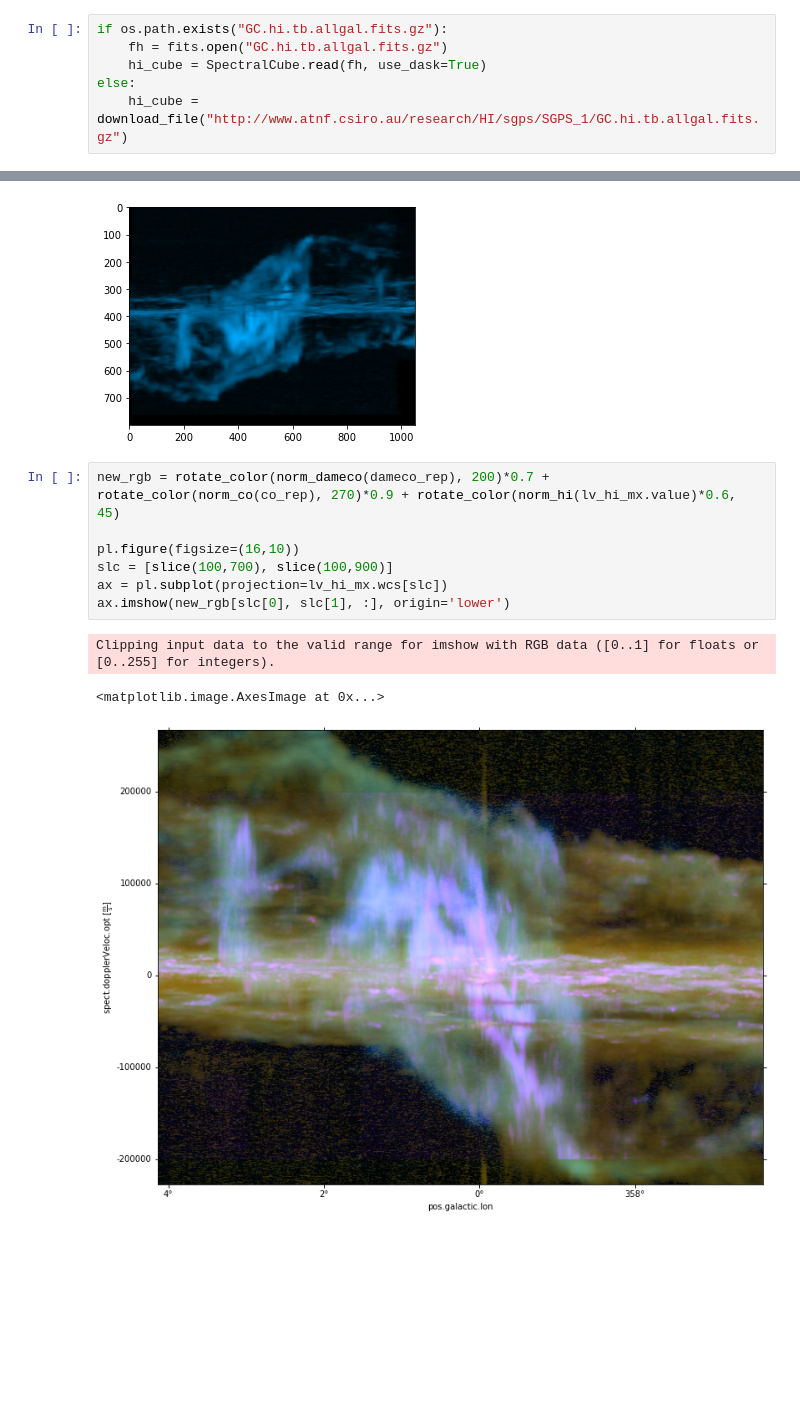
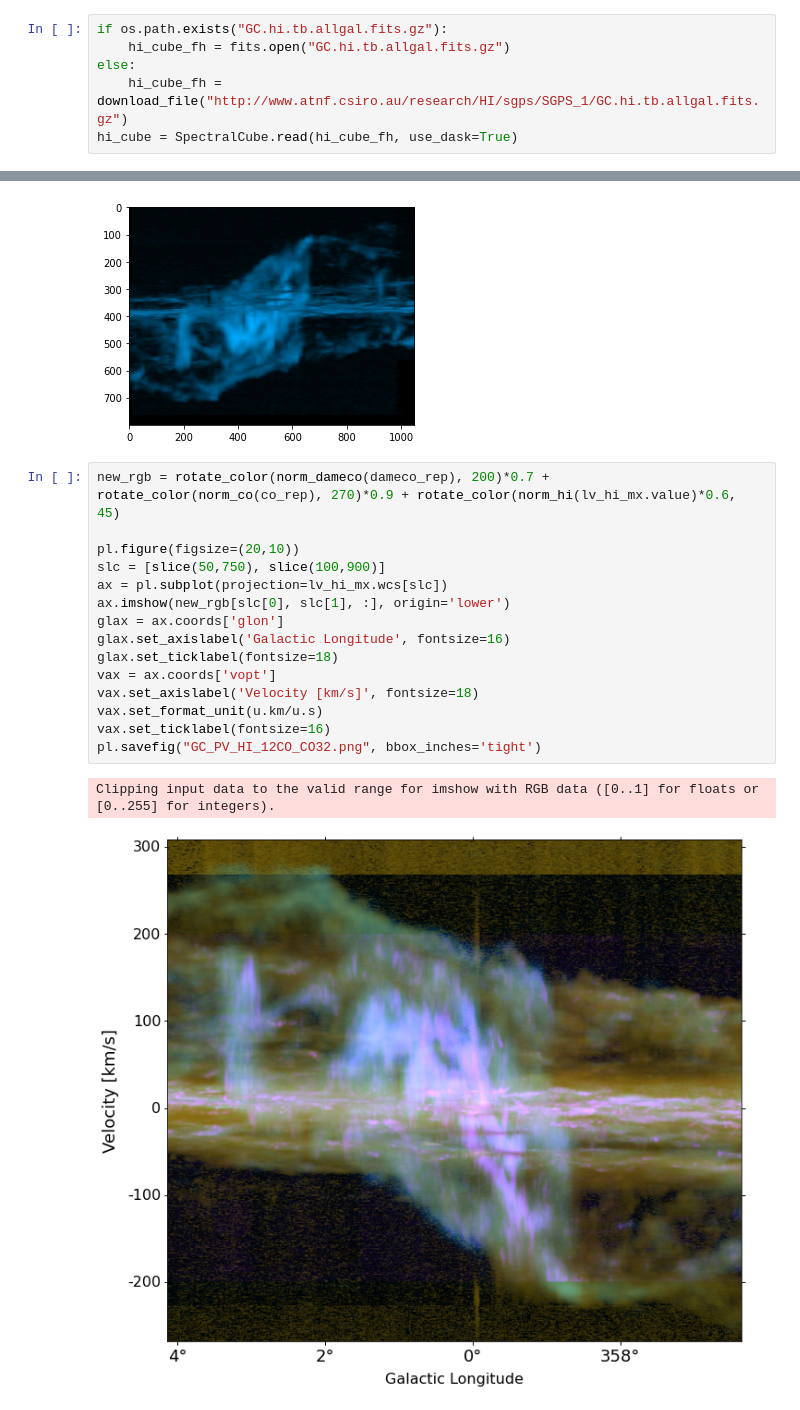
Before and after one commit to keflavich/CMZDataSetVisualizations, a Jupyter notebook: FullCMZVisualizations.ipynb, the cells around one changed output, grey strips where cells are left out. Drawn from its saved outputs; the diff is of its cells as text; blank space fills up the shorter version.

```diff
--- a/FullCMZVisualizations.ipynb
+++ b/FullCMZVisualizations.ipynb
@@ -13,10 +14,10 @@ from spectral_cube import SpectralCube
 from astropy import units as u
 # %%
 if os.path.exists("GC.hi.tb.allgal.fits.gz"):
-    fh = fits.open("GC.hi.tb.allgal.fits.gz")
-    hi_cube = SpectralCube.read(fh, use_dask=True)
+    hi_cube_fh = fits.open("GC.hi.tb.allgal.fits.gz")
 else:
-    hi_cube = download_file("http://www.atnf.csiro.au/research/HI/sgps/SGPS_1/GC.hi.tb.allgal.fits.gz")
+    hi_cube_fh = download_file("http://www.atnf.csiro.au/research/HI/sgps/SGPS_1/GC.hi.tb.allgal.fits.gz")
+hi_cube = SpectralCube.read(hi_cube_fh, use_dask=True)
 # %% [output]
 WARNING: VerifyWarning: Invalid 'BLANK' keyword in header.  The 'BLANK' keyword is only applicable to integer data, and will be ignored in this HDU. [astropy.io.fits.hdu.image]
 WARNING: StokesWarning: Cube is a Stokes cube, returning spectral cube for I component [spectral_cube.io.core]
@@ -319,11 +320,18 @@ Clipping input data to the valid range for imshow with RGB data ([0..1] for floa
 # %%
 new_rgb = rotate_color(norm_dameco(dameco_rep), 200)*0.7 + rotate_color(norm_co(co_rep), 270)*0.9 + rotate_color(norm_hi(lv_hi_mx.value)*0.6, 45)
 
-pl.figure(figsize=(16,10))
-slc = [slice(100,700), slice(100,900)]
+pl.figure(figsize=(20,10))
+slc = [slice(50,750), slice(100,900)]
 ax = pl.subplot(projection=lv_hi_mx.wcs[slc])
 ax.imshow(new_rgb[slc[0], slc[1], :], origin='lower')
+glax = ax.coords['glon']
+glax.set_axislabel('Galactic Longitude', fontsize=16)
+glax.set_ticklabel(fontsize=18)
+vax = ax.coords['vopt']
+vax.set_axislabel('Velocity [km/s]', fontsize=18)
+vax.set_format_unit(u.km/u.s)
+vax.set_ticklabel(fontsize=16)
+pl.savefig("GC_PV_HI_12CO_CO32.png", bbox_inches='tight')
 # %% [output]
 Clipping input data to the valid range for imshow with RGB data ([0..1] for floats or [0..255] for integers).
-<matplotlib.image.AxesImage at 0x...>
-[figure, old version]
+[figure, new version]
```
Also changed, not shown: parts of 1 cell of this notebook, 1 other file.
